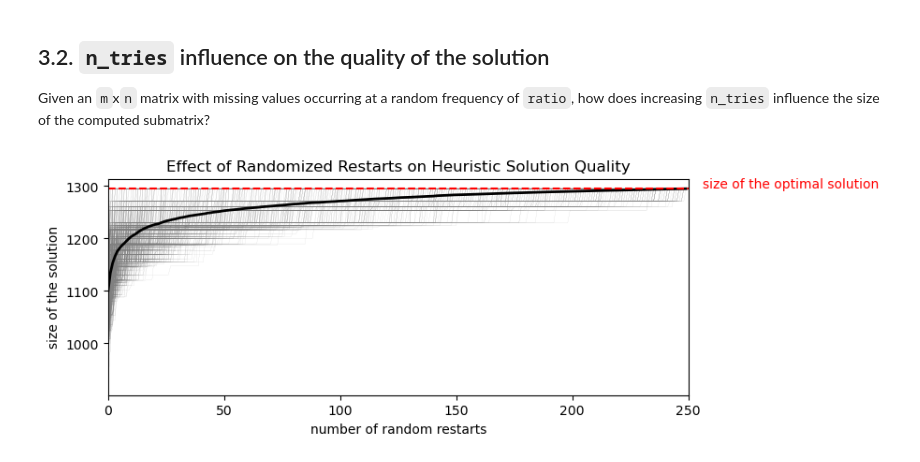
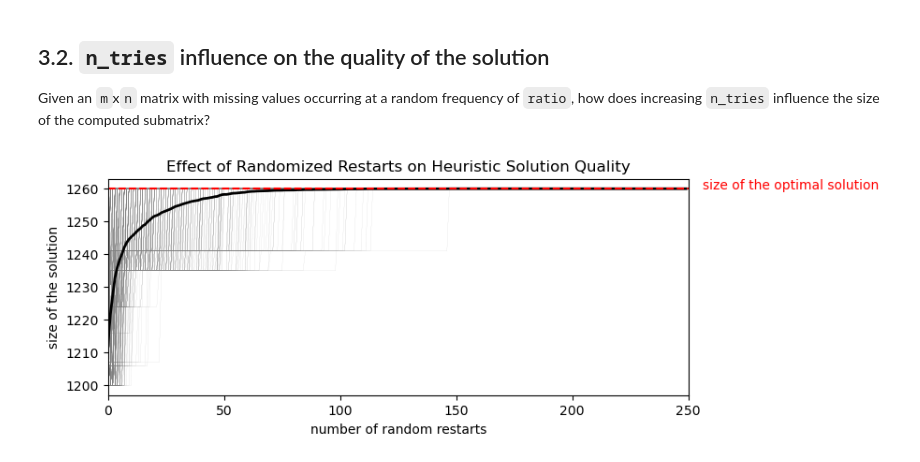
Before and after one commit to CyrilJl/OptiMask, a Jupyter notebook: notebooks/Optimask.ipynb, the cells around one changed output. Cells and saved outputs as stored; diff of their text form; code cells hidden in the pictures.

```diff
--- a/notebooks/Optimask.ipynb
+++ b/notebooks/Optimask.ipynb
@@ -407,6 +410,6 @@ def convergence_plot(m, n, ratio, n_tries, n_permutations=1000):
     plt.text(x=1.025*n_tries, y=opt_size, s='size of the optimal solution', c='r')
     plt.show()
 # %%
-convergence_plot(m=50, n=50, ratio=0.025, n_tries=250)
+convergence_plot(m=100, n=20, ratio=0.025, n_tries=250)
 # %% [output]
-[figure, old version]
+[figure, new version]
```
Also changed, not shown: parts of 15 cells of this notebook.
